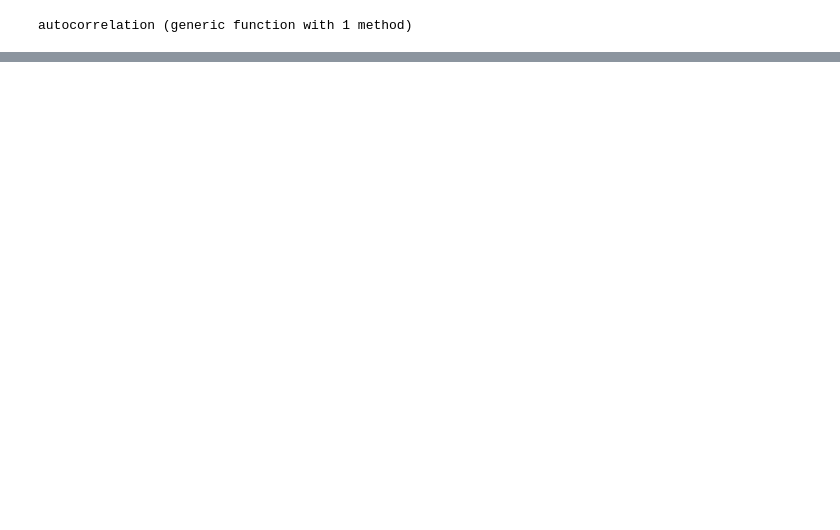
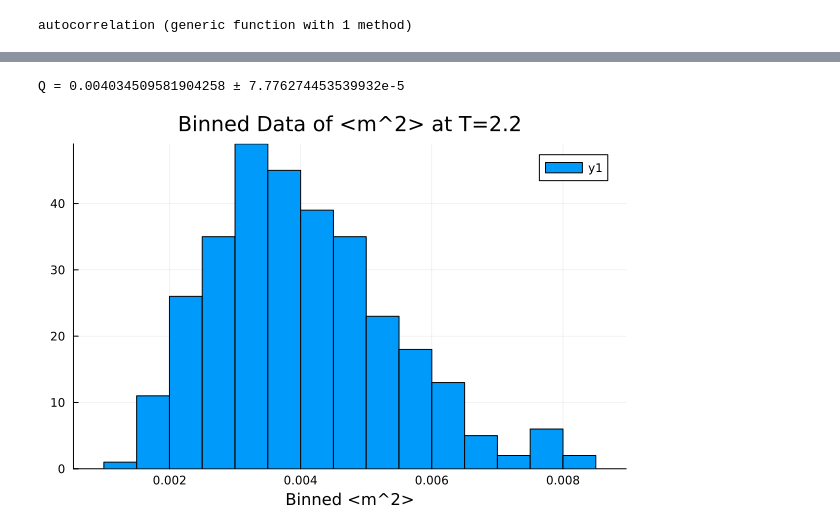
Before and after one commit to AyberkNardan/Monte-Carlo-Ising, a Jupyter notebook: examples/Auto_Correlation.ipynb, the cells around one changed output, grey strips where cells are left out. Saved outputs shown, nothing was run; the diff lists cells and outputs as text; code cells hidden in the pictures; blank space fills up the shorter version.

```diff
--- a/examples/Auto_Correlation.ipynb
+++ b/examples/Auto_Correlation.ipynb
@@ -194,0 +199,30 @@ Q = 0.6536586623670028 ± 0.06413224148870367
+# %%
+
+function binning_data(data::Vector{Float64}, l::Int, bin_size::Int)
+    l >= 0 || error("l must be nonnegative")
+    bin_size > 0 || error("bin_size must be positive")
+
+    n_data = copy(data)
+
+    for _ in 1:l
+        data_binned = Float64[]
+
+        for i in 1:bin_size:(length(n_data) - bin_size + 1)
+            push!(data_binned, mean(n_data[i:i+bin_size-1]))
+        end
+
+        n_data = data_binned
+    end
+
+    B = length(n_data)
+    B >= 2 || error("Too few blocks; reduce l or bin_size")
+
+    return mean(n_data), std(n_data) / sqrt(B), n_data
+end
+
+Binned = binning_data(m_sq_22,4,2)
+println("Q = $(Binned[1]) ± $(Binned[2])")
+histogram(Binned[3],xlabel="Binned <m^2>",title="Binned Data of <m^2> at T=2.2")
+# %% [output]
+Q = 0.004034509581904258 ± 7.776274453539932e-5
+[figure, added]
```
Also changed, not shown: parts of 13 cells of this notebook, 4 other files.
